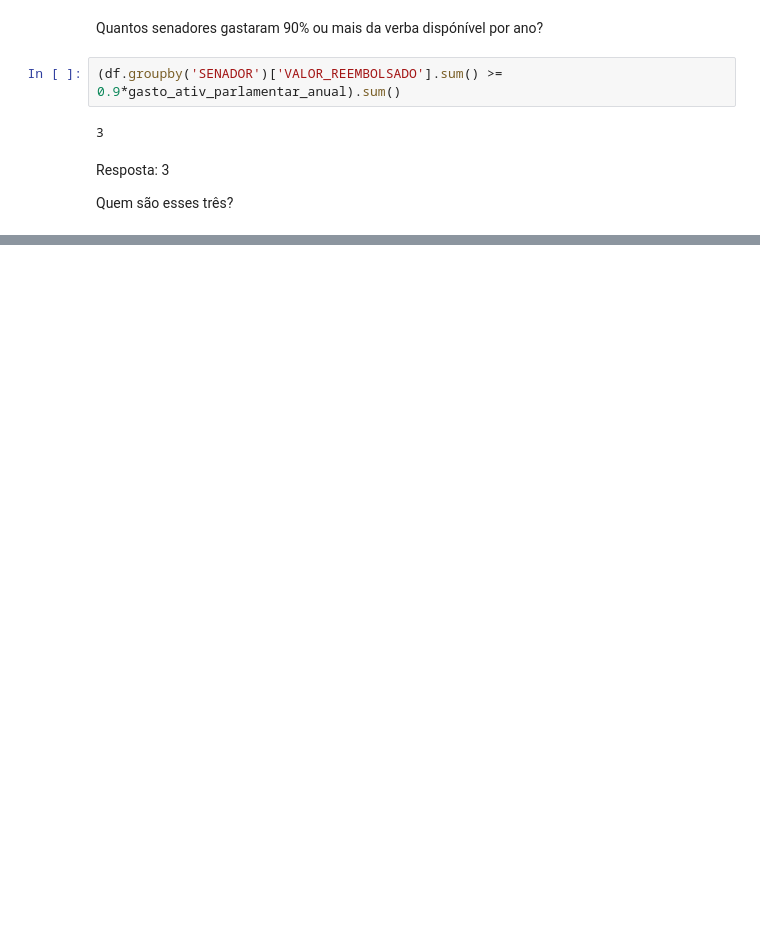
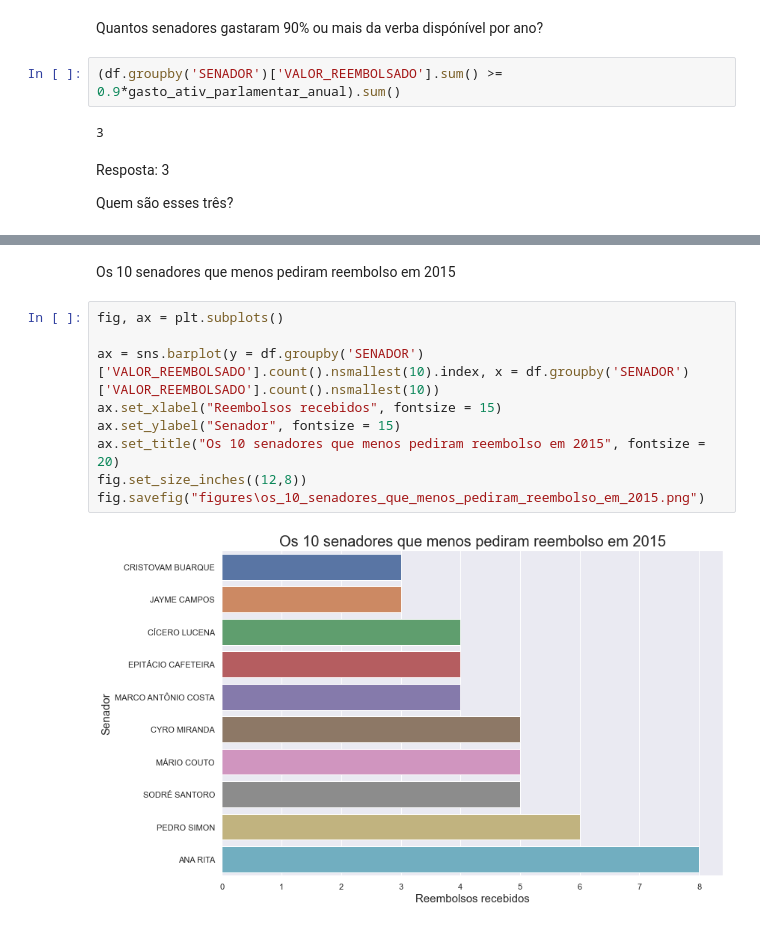
Before and after one commit to jvscursulim/7daysofcode_alura, a Jupyter notebook: ceaps.ipynb, the cells around one changed output, grey strips where cells are left out. Drawn from its saved outputs; the diff is of its cells as text; blank space fills up the shorter version.

```diff
--- a/ceaps.ipynb
+++ b/ceaps.ipynb
@@ -436,0 +565,13 @@ len(df['TIPO_DESPESA'].unique())
+# %% [markdown]
+Os 10 senadores que menos pediram reembolso em 2015
+# %%
+fig, ax = plt.subplots()
+
+ax = sns.barplot(y = df.groupby('SENADOR')['VALOR_REEMBOLSADO'].count().nsmallest(10).index, x = df.groupby('SENADOR')['VALOR_REEMBOLSADO'].count().nsmallest(10))
+ax.set_xlabel("Reembolsos recebidos", fontsize = 15)
+ax.set_ylabel("Senador", fontsize = 15)
+ax.set_title("Os 10 senadores que menos pediram reembolso em 2015", fontsize = 20)
+fig.set_size_inches((12,8))
+fig.savefig("figures\os_10_senadores_que_menos_pediram_reembolso_em_2015.png")
+# %% [output]
+[figure, added]
```
Also changed, not shown: parts of 42 cells of this notebook.
